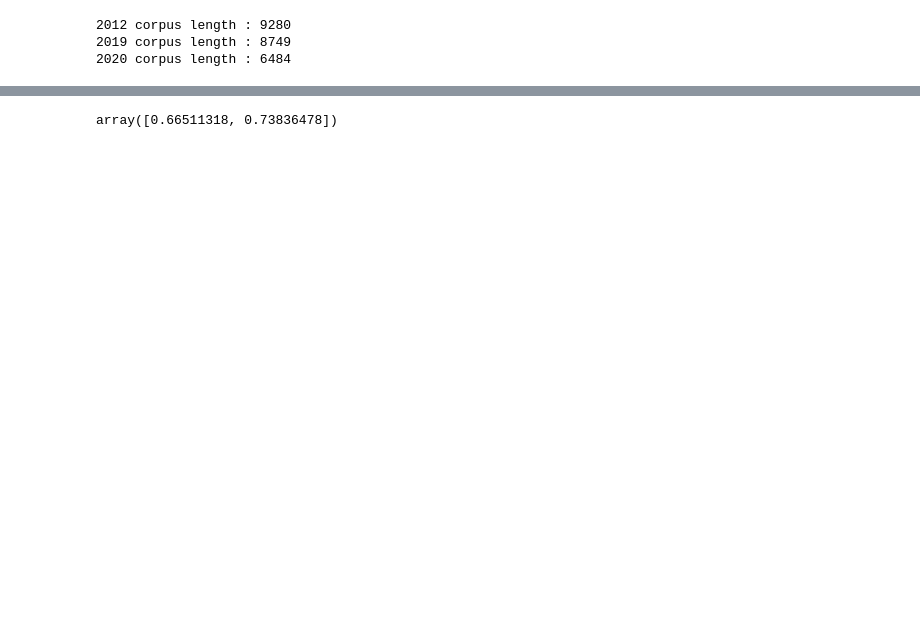
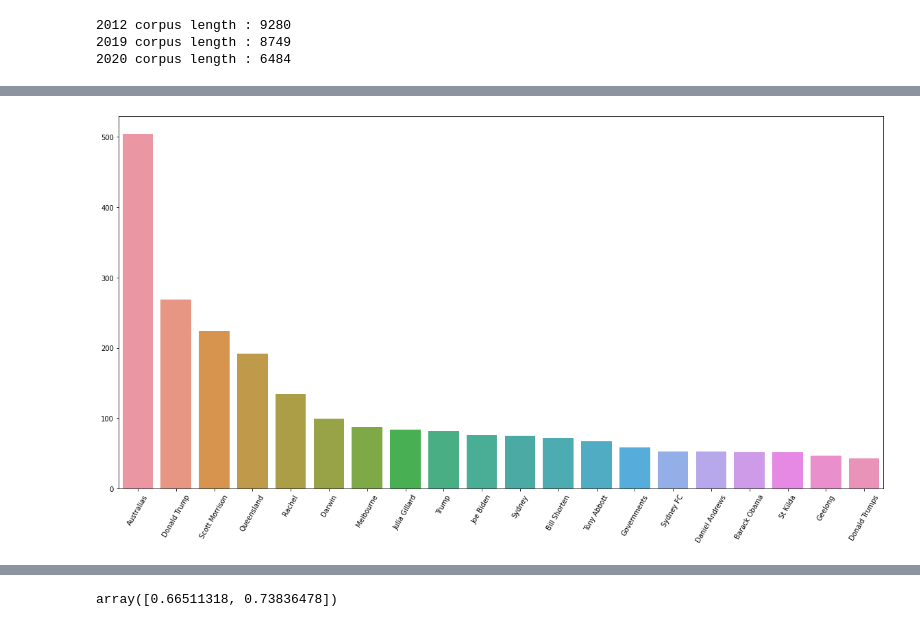
Before and after one commit to ChrisFJardine/Masterclass, a Jupyter notebook: CJardineAssignment3__NER.ipynb, the cells around one changed output, grey strips where cells are left out. Saved outputs shown, nothing was run; the diff lists cells and outputs as text; code cells hidden in the pictures; blank space fills up the shorter version.

```diff
--- a/CJardineAssignment3__NER.ipynb
+++ b/CJardineAssignment3__NER.ipynb
@@ -142,0 +151,6 @@ ml_data.loc[ml_data['compound'] > 0, 'good_news'] = 1
+# %%
+#Get a list of entities and plot
+entities = data['entities'].tolist()
+plot_entities(entities)
+# %% [output]
+[figure, added]
```
Also changed, not shown: parts of 26 cells of this notebook.
